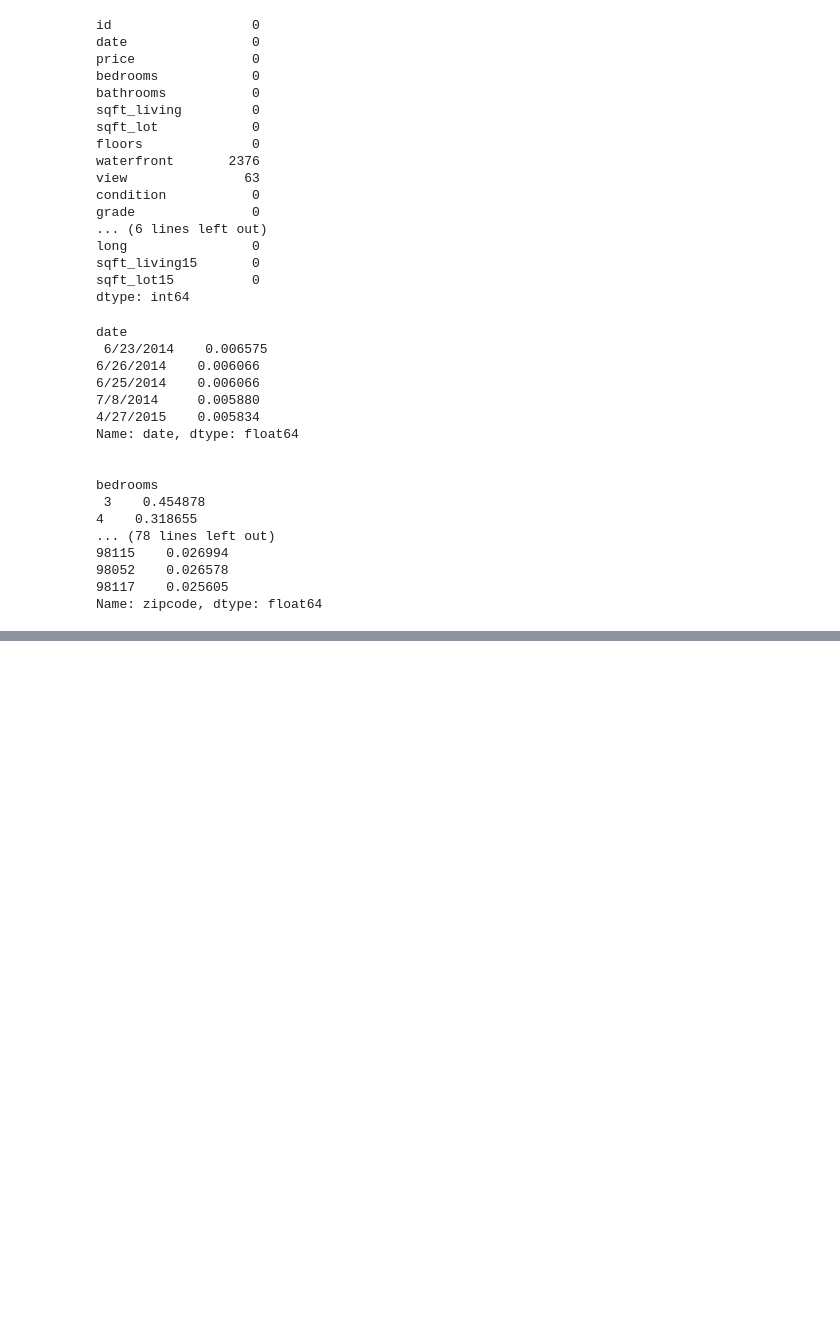
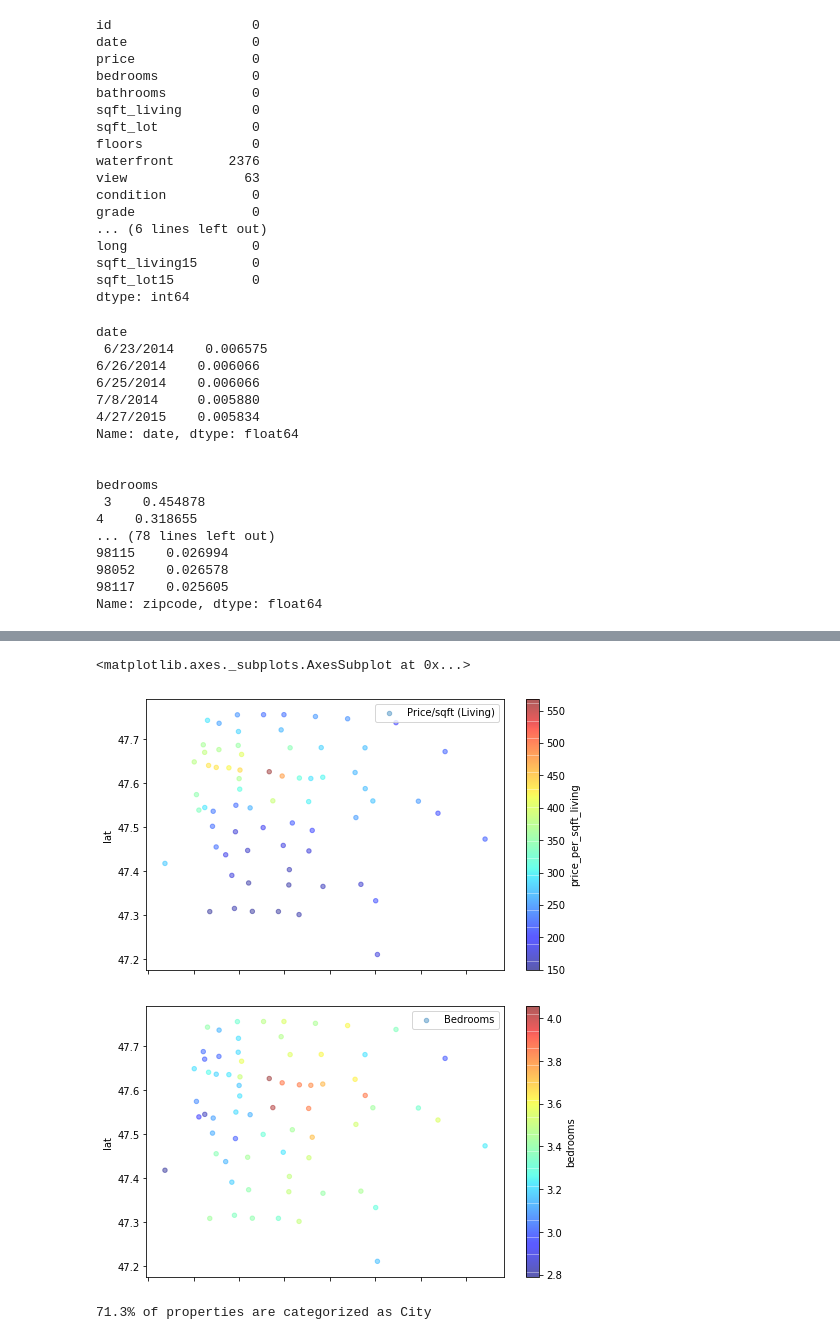
Before and after one commit to khairulomar/Property_price, a Jupyter notebook: Khairul_Project_Module1_Data_Exploration.ipynb, the cells around one changed output, grey strips where cells are left out. Cells and saved outputs as stored; diff of their text form; code cells hidden in the pictures; blank space fills up the shorter version.

```diff
--- a/Khairul_Project_Module1_Data_Exploration.ipynb
+++ b/Khairul_Project_Module1_Data_Exploration.ipynb
@@ -181,0 +140,20 @@ seattle_map
+# %%
+# Identify possible city vs suburb divide by looking at price/sqft and lot area split by zipcode
+
+geo = df.groupby('zipcode').mean()
+
+geo.plot(kind="scatter", x="long", y="lat", label="Price/sqft (Living)",
+          c="price_per_sqft_living", cmap=plt.get_cmap("jet"),
+          colorbar=True, alpha=0.4, figsize=(8,5))
+
+# geo.plot(kind="scatter", x="long", y="lat", label="Sq footage (Plot)",
+#           c="sqft_lot", cmap=plt.get_cmap("jet"),
+#           colorbar=True, alpha=0.4, figsize=(8,5))
+
+geo.plot(kind="scatter", x="long", y="lat", label="Bedrooms",
+          c="bedrooms", cmap=plt.get_cmap("jet"),
+          colorbar=True, alpha=0.4, figsize=(8,5))
+# %% [output]
+<matplotlib.axes._subplots.AxesSubplot at 0x...>
+[figure, added]
+[figure, added]
@@ -181,0 +190,15 @@ seattle_map
+# %%
+# Add new field to mark city zipcode or suburb zipcode
+
+df2 = df.join(city_zipcodes, how = 'left', on = 'zipcode')
+
+# Replace iscity == NaN with 2 for Suburbs
+
+df2['iscity'] = df2['iscity'].fillna(1)
+
+# Proportion of city properties
+
+print('{}% of properties are categorized as City'
+       .format(round(len(df2.loc[df2['iscity']== 1]) / df2.shape[0] * 100,1)))
+# %% [output]
+71.3% of properties are categorized as City
```
Also changed, not shown: parts of 39 cells of this notebook, 1 other file.
